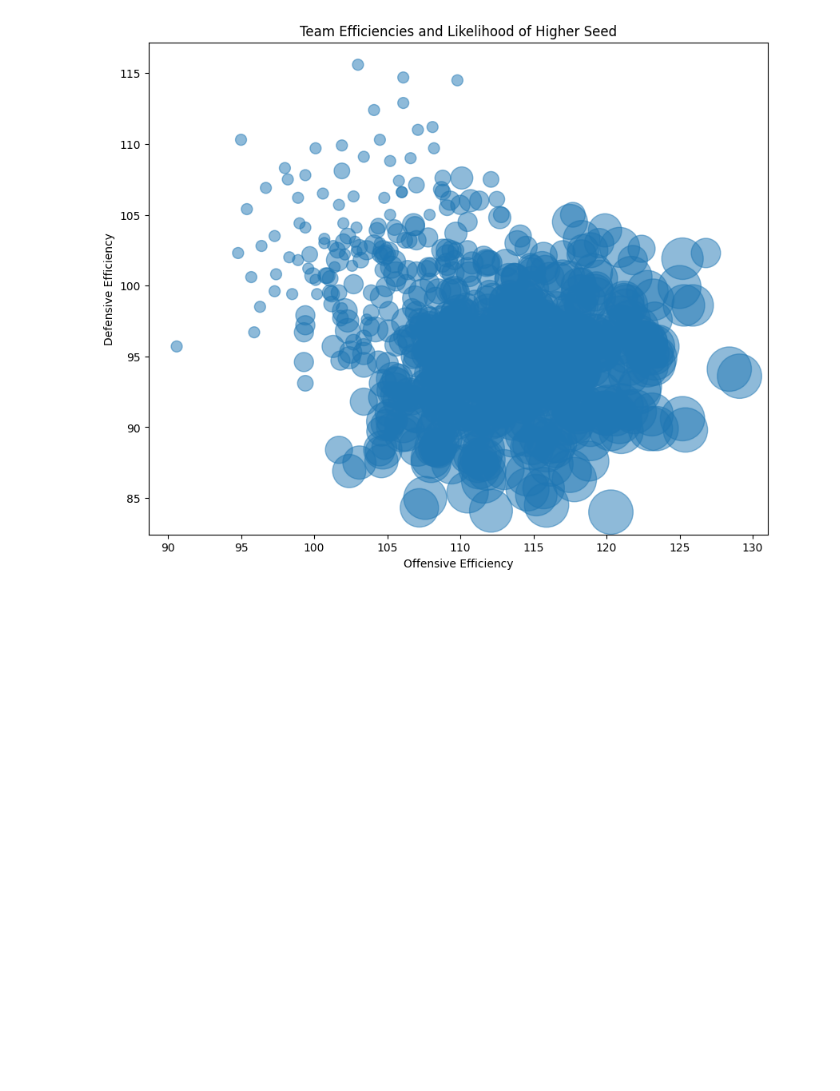
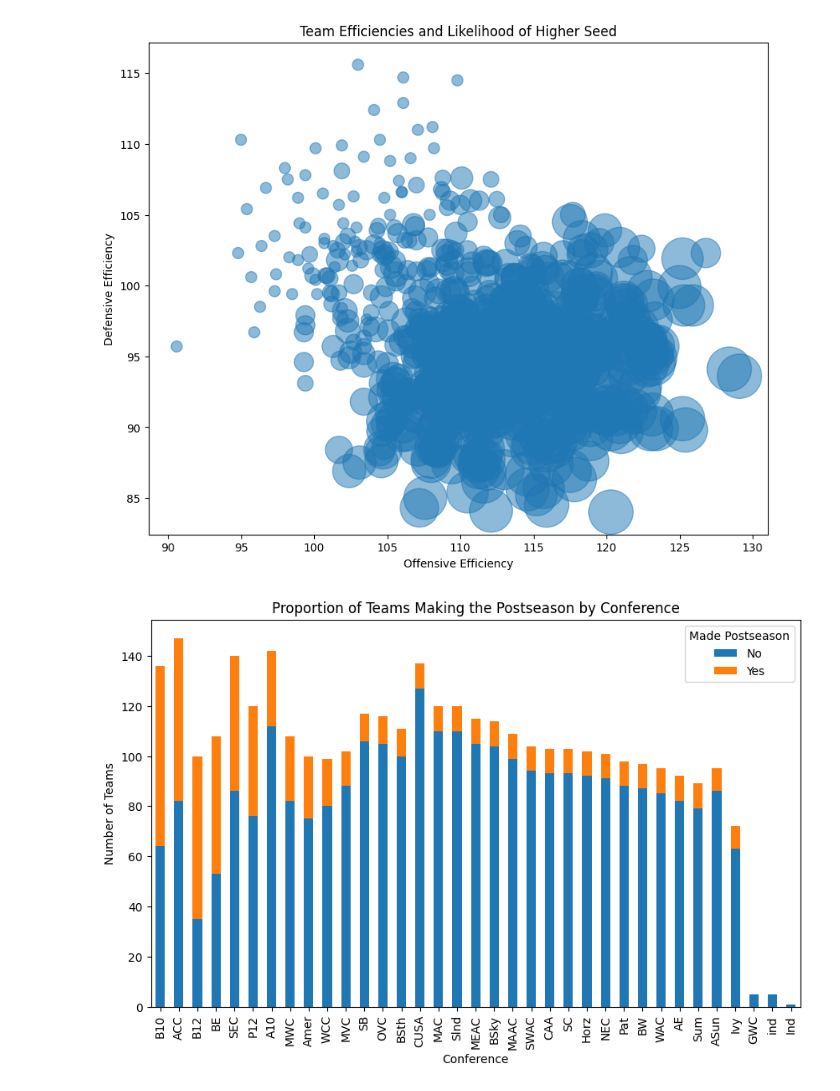
Before and after one commit to isaacanders0n/MarchMadness, a Jupyter notebook: projectDag/EDA.ipynb, the cells around one changed output. Saved outputs shown, nothing was run; the diff lists cells and outputs as text; code cells hidden in the pictures; blank space fills up the shorter version.

Commit message:
Added stacked bar chart displaying proportion of teams making the tournament based on conference
Left comments in this cell about the usefulness/potential problems with this visualization

```diff
--- a/projectDag/EDA.ipynb
+++ b/projectDag/EDA.ipynb
@@ -170,3 +167,25 @@ plt.title('Team Efficiencies and Likelihood of Higher Seed')
 plt.show()
 # %% [output]
 [figure]
+# %%
+#Stacked bar chart displaying proportion of teams making the tournament based on conference
+#This one looks a little weird, especially looking at the numbers for the IVY league because
+#that proportion is suprisingly high
+#But I'm pretty sure I created it right
+#I wouldn't say it is a crazy useful visualization but could be interesting to have/know if there
+#is any influence based on what conference a team is in
+#Conference realignments in recent years would also affect this
+df_stacked_bar = df.copy()
+
+postseason_counts = df_stacked_bar.groupby(['CONF', 'MADE_POSTSEASON']).size().unstack(fill_value=0)
+postseason_counts = postseason_counts.sort_values(by=[1, 0], ascending=False)
+postseason_counts.plot(kind='bar', stacked=True, figsize=(10, 6))
+
+plt.title('Proportion of Teams Making the Postseason by Conference')
+plt.xlabel('Conference')
+plt.ylabel('Number of Teams')
+plt.legend(title='Made Postseason', labels=['No', 'Yes'])
+
+plt.show()
+# %% [output]
+[figure, added]
```
Also changed, not shown: parts of 3 cells of this notebook.
